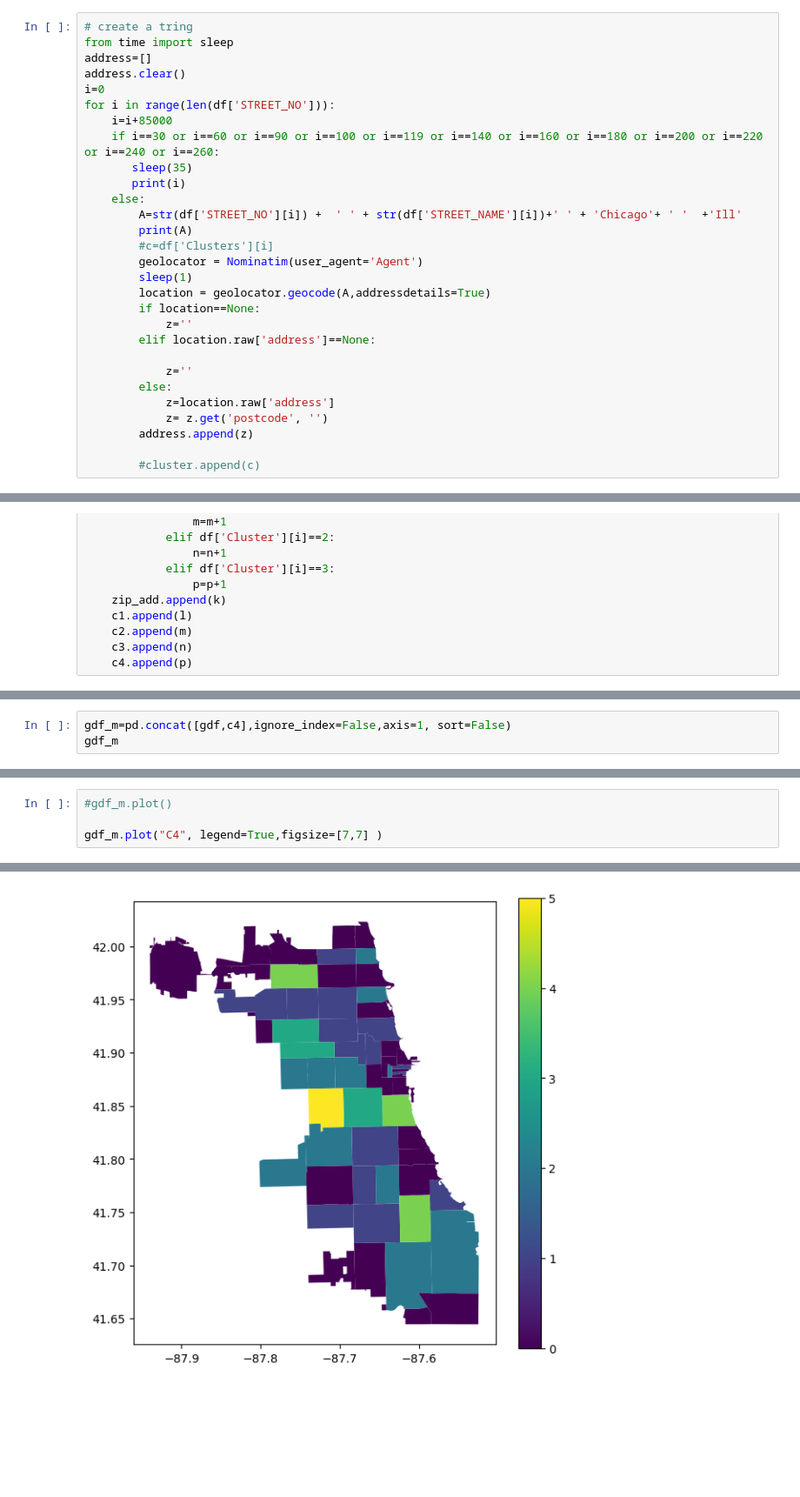
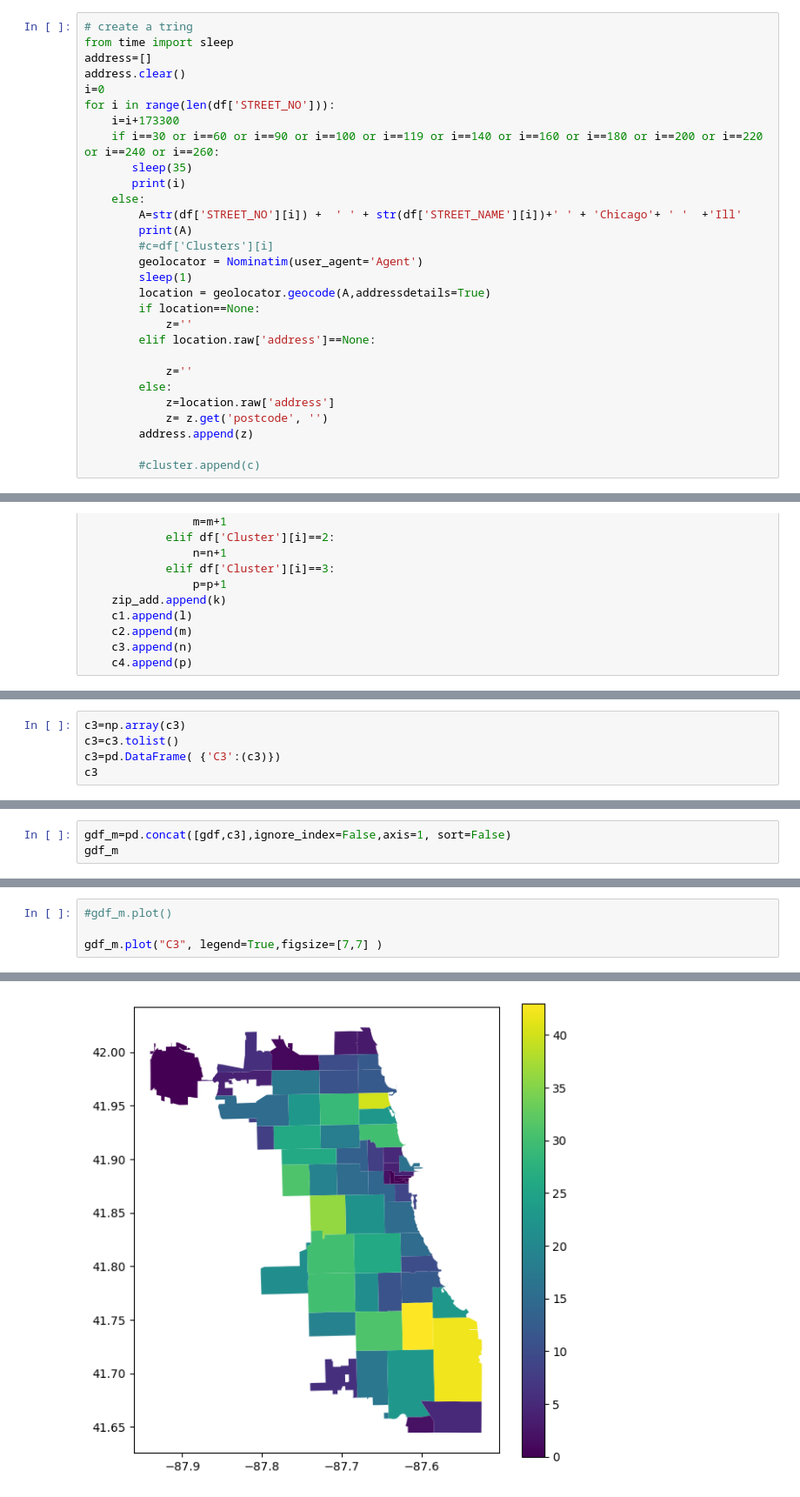
Before and after one commit to mhodgetts/Team-2, a Jupyter notebook: Team_2_V4.ipynb, the cells around one changed output, grey strips where cells are left out. Shown at 87% size. Saved outputs shown, nothing was run; the diff lists cells and outputs as text; blank space fills up the shorter version.

```diff
--- a/Team_2_V4.ipynb
+++ b/Team_2_V4.ipynb
@@ -1531,7 +1518,7 @@ address=[]
 address.clear()
 i=0
 for i in range(len(df['STREET_NO'])):
-    i=i+85000
+    i=i+173300
     if i==30 or i==60 or i==90 or i==100 or i==119 or i==140 or i==160 or i==180 or i==200 or i==220 or i==240 or i==260:
        sleep(35)
        print(i)
@@ -1732,0 +1701,5 @@ c4
+# %%
+c3=np.array(c3)
+c3=c3.tolist()
+c3=pd.DataFrame( {'C3':(c3)})
+c3
@@ -1740,4 +1739,4 @@ TypeError: cannot concatenate object of type '<class 'list'>'; only Series and D
 # %%
-gdf_m=pd.concat([gdf,c4],ignore_index=False,axis=1, sort=False)
+gdf_m=pd.concat([gdf,c3],ignore_index=False,axis=1, sort=False)
 gdf_m
 # %% [output]
@@ -1757,7 +1756,7 @@ gdf_m
 # %%
 #gdf_m.plot()
 
-gdf_m.plot("C4", legend=True,figsize=[7,7] )
+gdf_m.plot("C3", legend=True,figsize=[7,7] )
 # %% [output]
 <Axes: >
-[figure, old version]
+[figure, new version]
```
Also changed, not shown: parts of 12 cells of this notebook.
